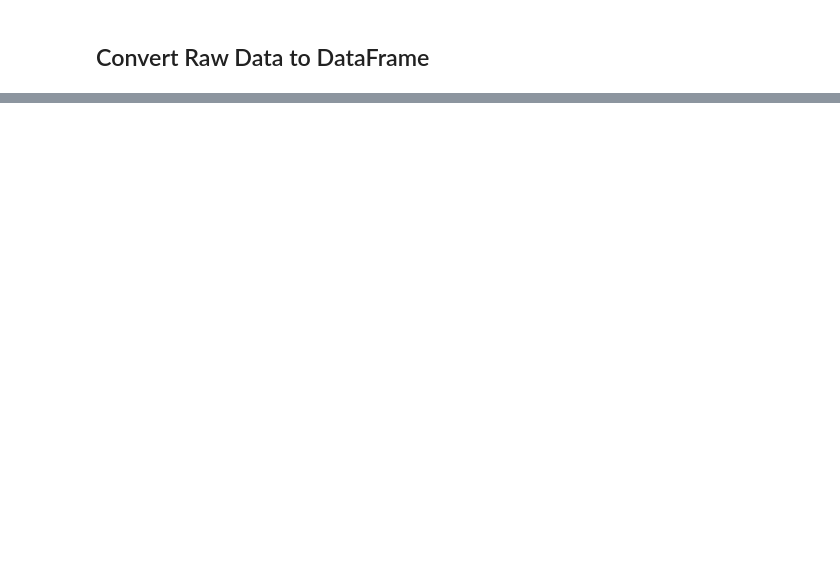
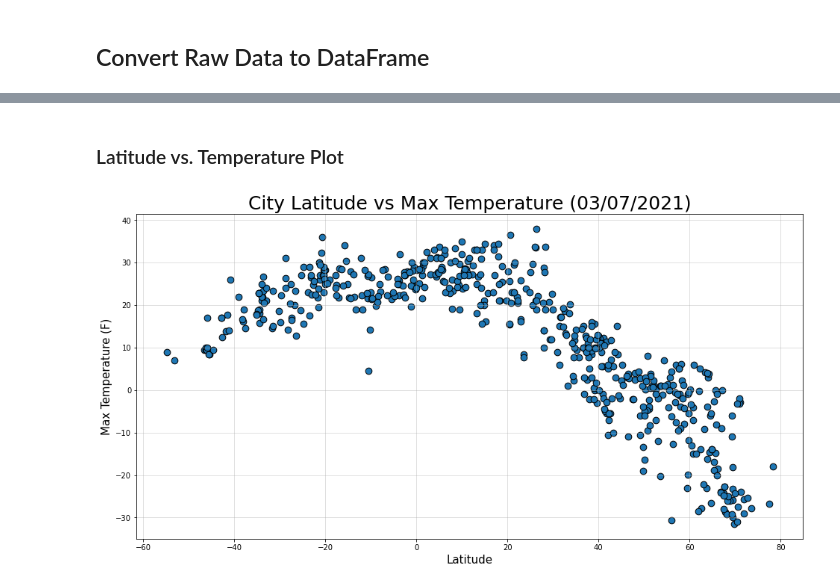
Before and after one commit to naydeenmonzon/python-api-challenge, a Jupyter notebook: WeatherPy/WeatherPy.ipynb, the cells around one changed output, grey strips where cells are left out. Drawn from its saved outputs; the diff is of its cells as text; code cells hidden in the pictures; blank space fills up the shorter version.

Commit message:
plots

```diff
--- a/WeatherPy/WeatherPy.ipynb
+++ b/WeatherPy/WeatherPy.ipynb
@@ -159,0 +89,18 @@ Data Retrieval Complete
+# %%
+# Build partial query URL
+query_url = f"{url}appid={weather_api_key}&units={units}&q="
+# %%
+# set up lists to hold reponse info
+name = []
+lat = []
+lng = []
+temp_max = []
+humidity = []
+clouds = []
+wind_speed = []
+country = []
+dt = []
+
+# log count
+count = 0
+set_count = 1
@@ -190,0 +164,13 @@ for city in cities:
+# %%
+weather_dict = {
+    "City": name,
+    "Lat": lat,
+    "Lng": lng,
+    "Max Temp": temp_max,
+    "Humidity": humidity,
+    "Cloudiness": clouds,
+    "Wind Speed": wind_speed,
+    "Country": country,
+    "Date": dt
+}
+weather_data = pd.DataFrame(weather_dict)
@@ -190,0 +234,14 @@ for city in cities:
+# %% [markdown]
+### Latitude vs. Temperature Plot
+# %%
+x_values = weather_data['Lat']
+y_values = weather_data['Max Temp']
+plt.figure(figsize=(16,8))
+plt.scatter(x_values,y_values, edgecolors='black', s=75)
+plt.xlabel('Latitude', size=15)
+plt.ylabel('Max Temperature (F)', size=15)
+plt.title('City Latitude vs Max Temperature (03/07/2021)', size=25)
+plt.grid(b=True, alpha=.5)
+plt.show()
+# %% [output]
+[figure, added]
```
Also changed, not shown: parts of 45 cells of this notebook, 1 other file.
